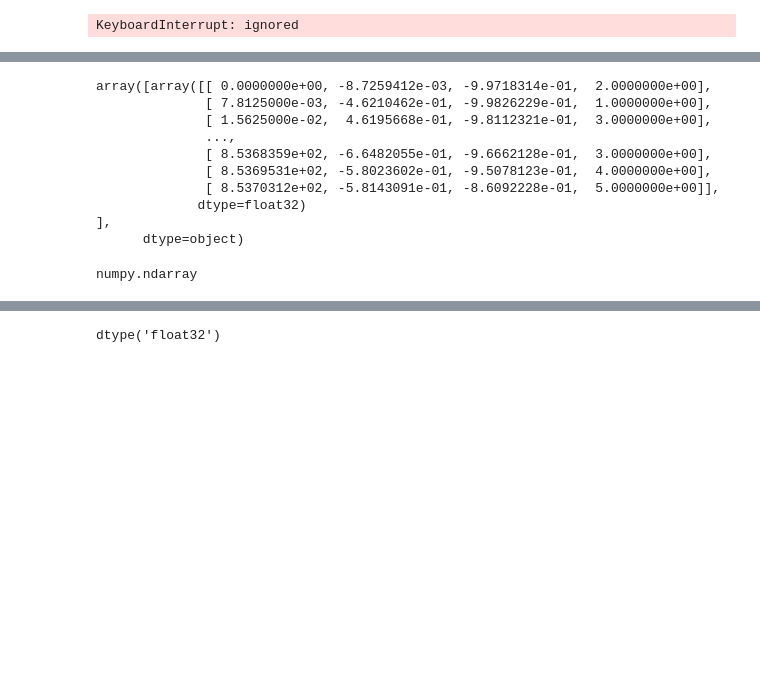
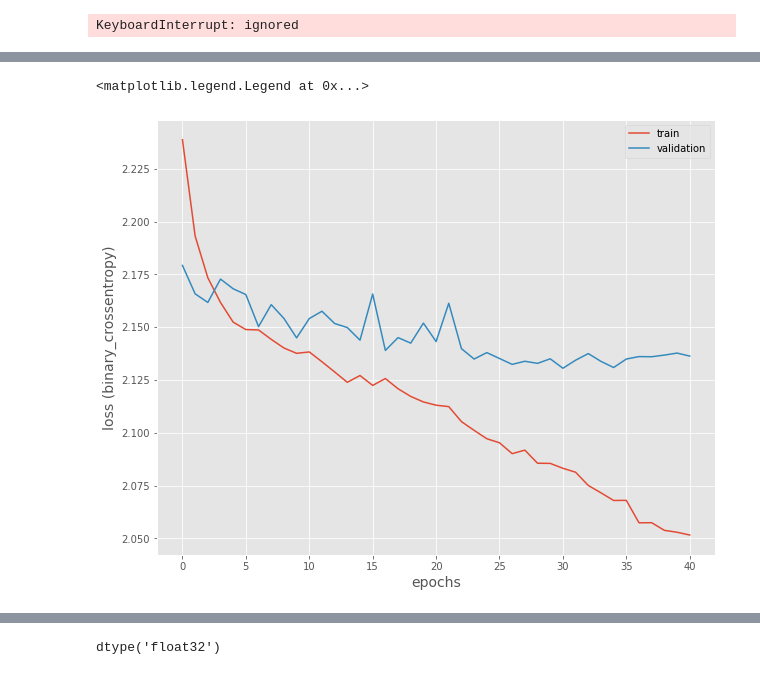
Before and after one commit to MarcoBarroca/VI_EAFEXP_Proj3, a Jupyter notebook: projetos/marco.ipynb, the cells around one changed output, grey strips where cells are left out. Saved outputs shown, nothing was run; the diff lists cells and outputs as text; code cells hidden in the pictures; blank space fills up the shorter version.

```diff
--- a/projetos/marco.ipynb
+++ b/projetos/marco.ipynb
@@ -367,7 +382,7 @@ for i in range(len(obj_ids)):
 # %%
-#tables=tf.keras.preprocessing.sequence.pad_sequences(tables,value=-99 ,maxlen=352, padding='post')
+pad_tables=tf.keras.preprocessing.sequence.pad_sequences(tables,value=-99 ,maxlen=352, padding='post')
 
-x_train = tf.RaggedTensor.from_row_lengths(values=tf.concat(tables, axis=0), row_lengths=[a.shape[0] for a in tables])
+#x_train = tf.RaggedTensor.from_row_lengths(values=tf.concat(x_train, axis=0), row_lengths=[a.shape[0] for a in x_train])
 #input_lc = tfkl.Input(inputs['lc'].shape[1:], name='lc')
 # %%
 def normalize_table(tab):
@@ -415,7 +399,7 @@ array([[ 0.0000000e+00, -8.7259412e-03, -9.9718314e-01,  2.0000000e+00],
 y = metadata_train['target'].values
 y = pre.LabelBinarizer().fit_transform(y)
 
-x_train, x_valid, y_train, y_valid = train_test_split(np_tables, y, test_size=0.1, random_state=42)
+x_train, x_valid, y_train, y_valid = train_test_split(pad_tables, y, test_size=0.1, random_state=42)
 #x_train=np.array([xn.astype('float32') for xn in x_train])#x_train.astype('float32')
 #y_train=y_train.astype('float32')
 # %%
@@ -463,12 +488,0 @@ KeyboardInterrupt: ignored
-# %%
-x_train[:1]
-# %% [output]
-array([array([[ 0.0000000e+00, -8.7259412e-03, -9.9718314e-01,  2.0000000e+00],
-              [ 7.8125000e-03, -4.6210462e-01, -9.9826229e-01,  1.0000000e+00],
-              [ 1.5625000e-02,  4.6195668e-01, -9.8112321e-01,  3.0000000e+00],
-              ...,
-              [ 8.5368359e+02, -6.6482055e-01, -9.6662128e-01,  3.0000000e+00],
-              [ 8.5369531e+02, -5.8023602e-01, -9.5078123e-01,  4.0000000e+00],
-              [ 8.5370312e+02, -5.8143091e-01, -8.6092228e-01,  5.0000000e+00]],
-             dtype=float32)                                                     ],
-      dtype=object)
@@ -477,4 +489,11 @@ test=np.expand_dims(x_train)
-# %%
-type(x_train[0][0])
-# %% [output]
-numpy.ndarray
+# %%
+plt.figure(figsize=(10,8))
+plt.plot(history.history['loss'], label='train')
+plt.plot(history.history['val_loss'], label='validation')
+
+plt.xlabel('epochs', fontsize=14)
+plt.ylabel('loss (binary_crossentropy)', fontsize=14)
+plt.legend()
+# %% [output]
+<matplotlib.legend.Legend at 0x...>
+[figure, added]
```
Also changed, not shown: parts of 12 cells of this notebook.
